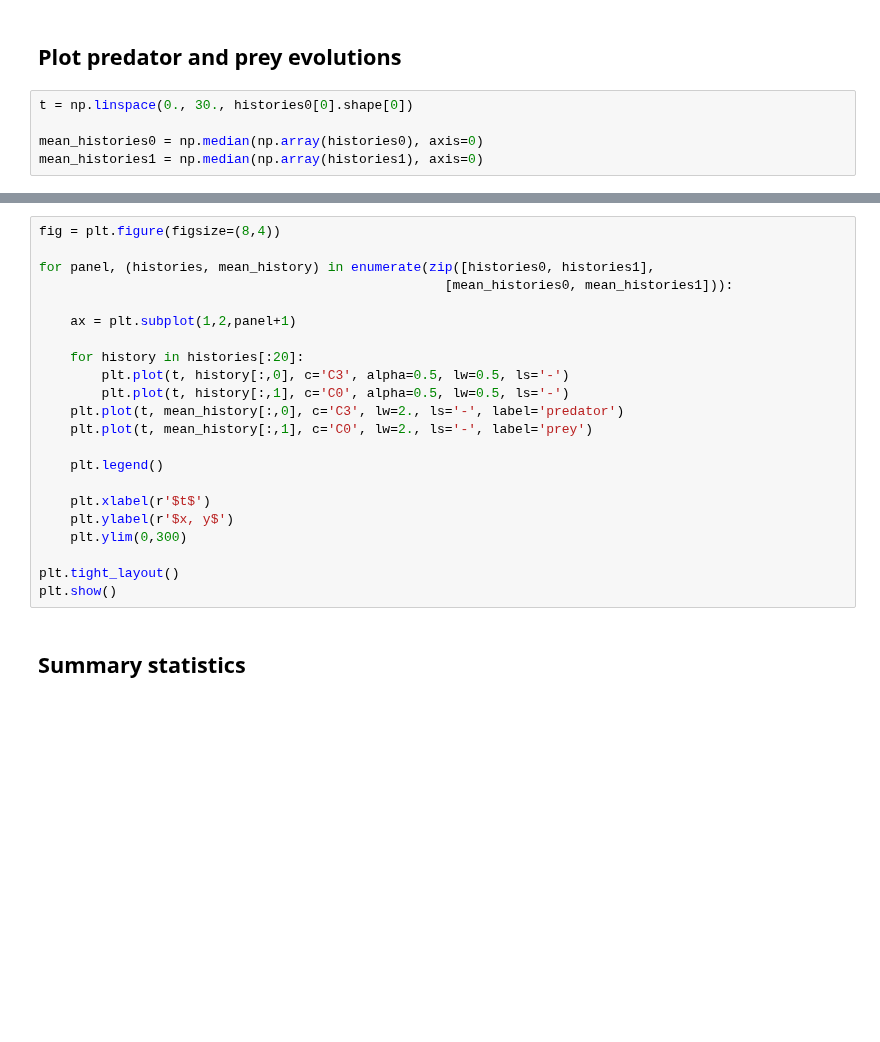
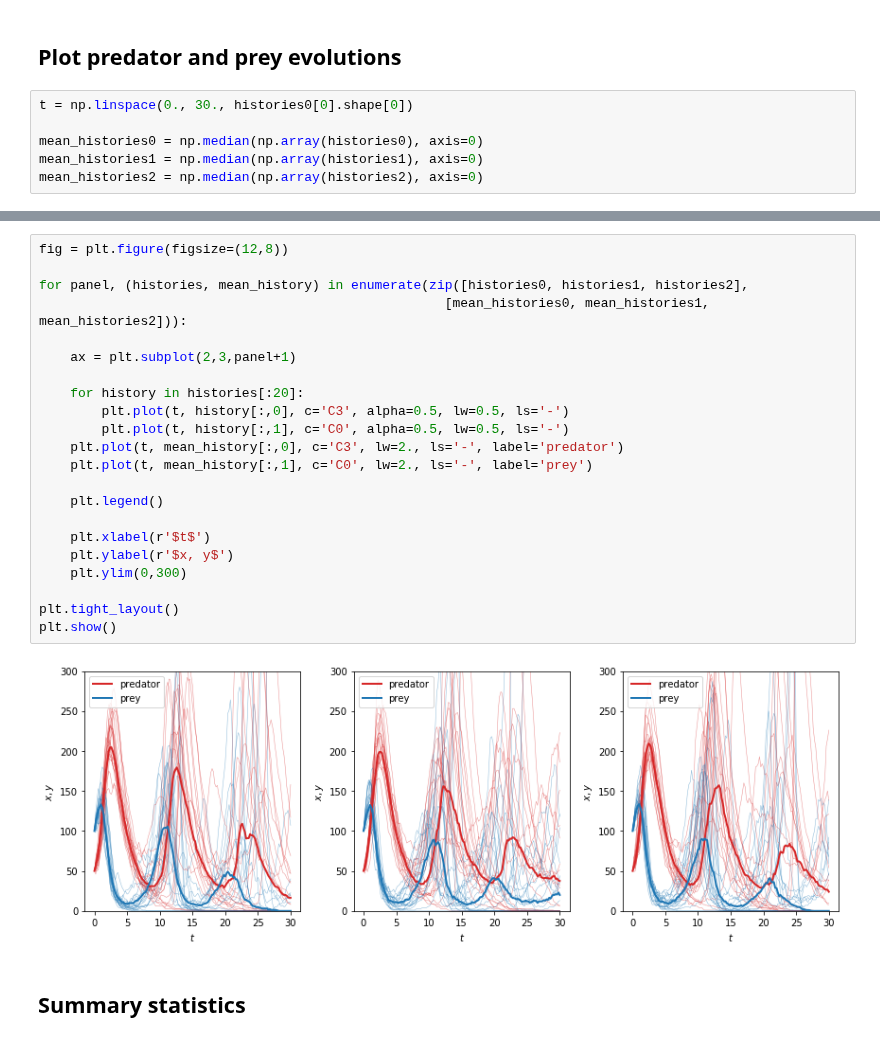
Before and after one commit to johannbrehmer/goldmine, a Jupyter notebook: goldmine/notebooks/lotka_volterra/simulator.ipynb, the cells around one changed output, grey strips where cells are left out. Drawn from its saved outputs; the diff is of its cells as text; blank space fills up the shorter version.

```diff
--- a/goldmine/notebooks/lotka_volterra/simulator.ipynb
+++ b/goldmine/notebooks/lotka_volterra/simulator.ipynb
@@ -52,6 +52,7 @@ t = np.linspace(0., 30., histories0[0].shape[0])
 
 mean_histories0 = np.median(np.array(histories0), axis=0)
 mean_histories1 = np.median(np.array(histories1), axis=0)
+mean_histories2 = np.median(np.array(histories2), axis=0)
 # %%
 fig = plt.figure(figsize=(8,8))
 
@@ -73,25 +76,27 @@ plt.show()
 # %%
-fig = plt.figure(figsize=(8,4))
+fig = plt.figure(figsize=(12,8))
 
-for panel, (histories, mean_history) in enumerate(zip([histories0, histories1],
-                                                    [mean_histories0, mean_histories1])):
+for panel, (histories, mean_history) in enumerate(zip([histories0, histories1, histories2],
+                                                    [mean_histories0, mean_histories1, mean_histories2])):
 
-    ax = plt.subplot(1,2,panel+1)
+    ax = plt.subplot(2,3,panel+1)
 
     for history in histories[:20]:
         plt.plot(t, history[:,0], c='C3', alpha=0.5, lw=0.5, ls='-')
         plt.plot(t, history[:,1], c='C0', alpha=0.5, lw=0.5, ls='-')
     plt.plot(t, mean_history[:,0], c='C3', lw=2., ls='-', label='predator')
     plt.plot(t, mean_history[:,1], c='C0', lw=2., ls='-', label='prey')
 
     plt.legend()
 
     plt.xlabel(r'$t$')
     plt.ylabel(r'$x, y$')
     plt.ylim(0,300)
 
 plt.tight_layout()
 plt.show()
+# %% [output]
+[figure, added]
 # %% [markdown]
 ## Summary statistics
 # %%
```
Also changed, not shown: parts of 3 cells of this notebook, 2 other files.
